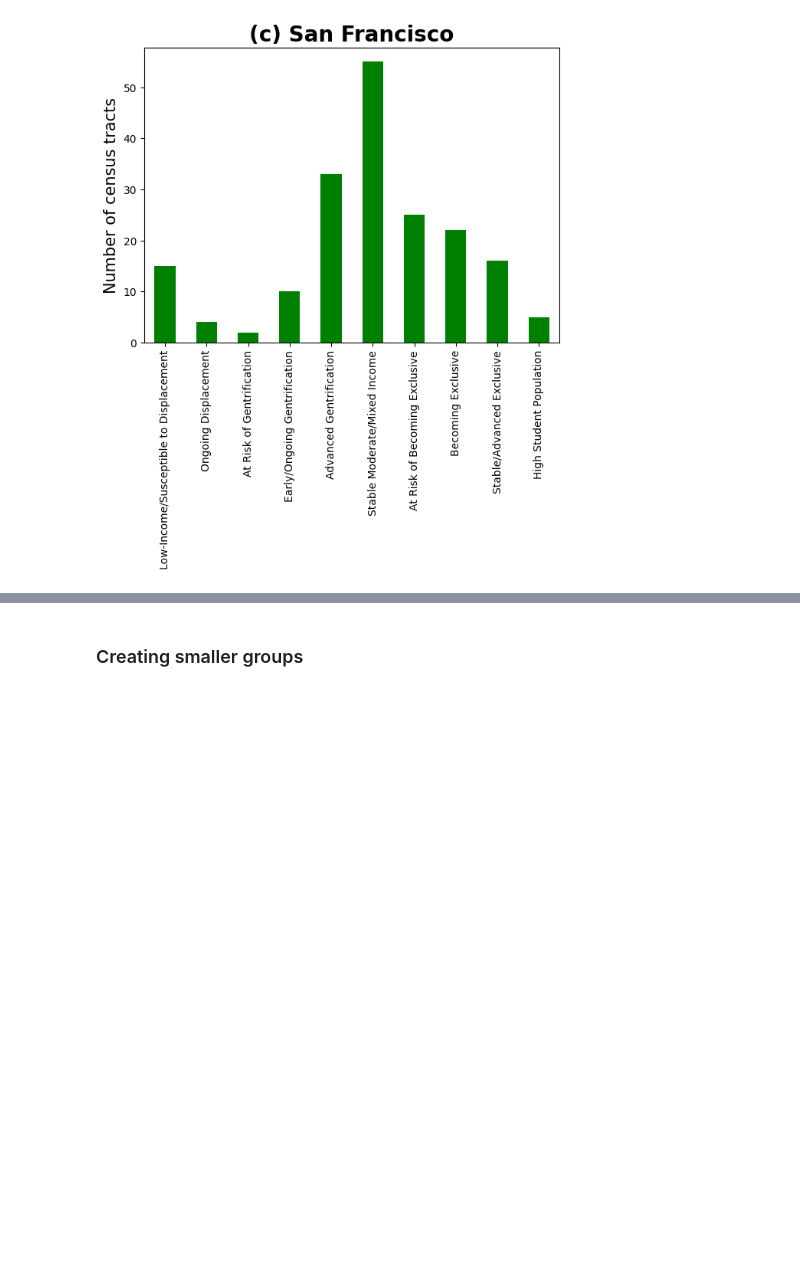
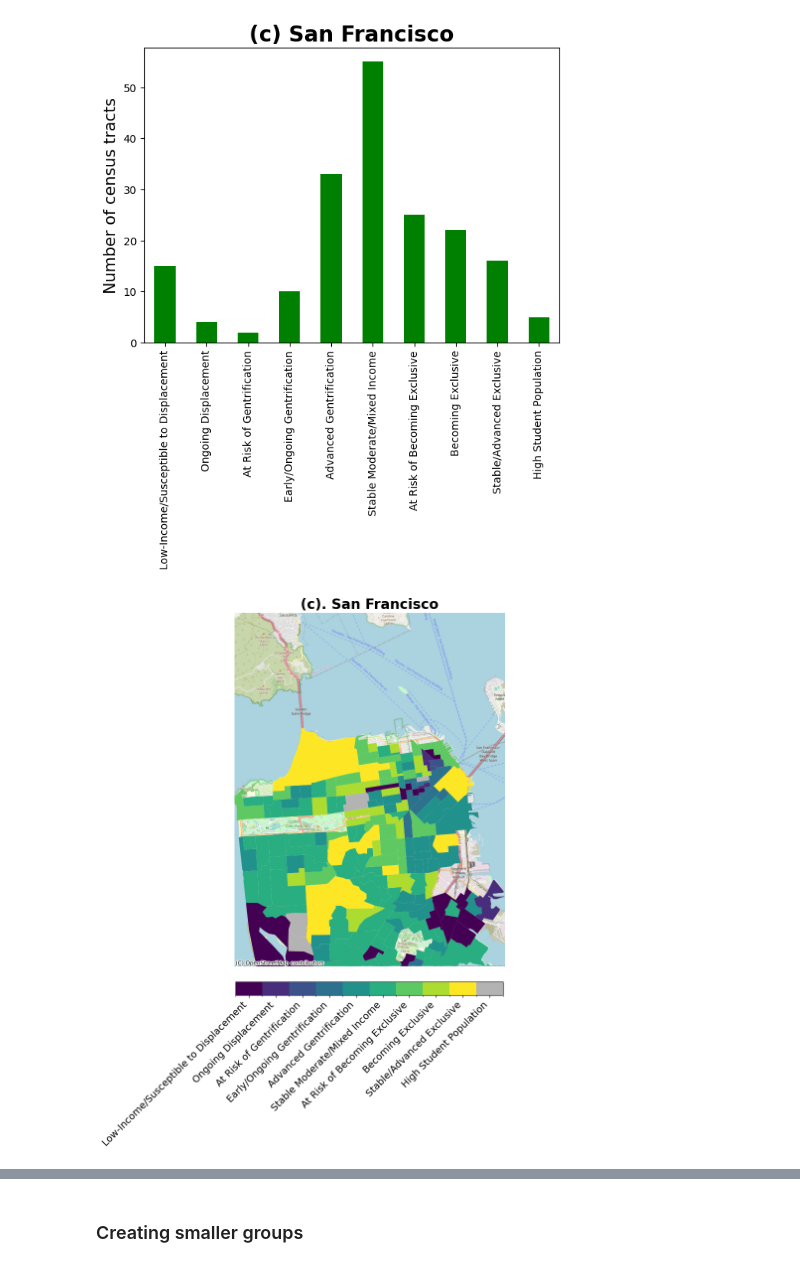
Before and after one commit to Urban-Analytics/INTEGRATE, a Jupyter notebook: llm/python/Molly/SanFrancisco/GentrificationIndex.ipynb, the cells around one changed output, grey strips where cells are left out. Cells and saved outputs as stored; diff of their text form; code cells hidden in the pictures; blank space fills up the shorter version.

Commit message:
SanFran changes

```diff
--- a/llm/python/Molly/SanFrancisco/GentrificationIndex.ipynb
+++ b/llm/python/Molly/SanFrancisco/GentrificationIndex.ipynb
@@ -20,15 +20,15 @@ census_tracts = census_tracts[census_tracts['tractce']!='980401']
 ### Import classifications gpkg file
 from: https://github.com/urban-displacement/displacement-typologies/blob/main/data/downloads_for_public/sanfrancisco.gpkg
 # %%
-gdf = gpd.read_file("../../../data/SpatialData/SanFran/GentrificationIndex_SpatialDomain.shp")
+# gdf = gpd.read_file("../../../data/SpatialData/SanFran/GentrificationIndex_SpatialDomain.shp")
 
-# Clip tracts to Bay Area
-gdf_bay = gpd.clip(gdf, census_tracts)
+# # Clip tracts to Bay Area
+# gdf_bay = gpd.clip(gdf, census_tracts)
 
-gdf_bay = gdf_bay[gdf_bay.geometry.type == 'Polygon']
+# gdf_bay = gdf_bay[gdf_bay.geometry.type == 'Polygon']
 
-gdf_bay['GEOID'] = gdf_bay['GEOID'].astype(int)
-gdf_bay['GEOID'] = gdf_bay['GEOID'].astype(str)
+# gdf_bay['GEOID'] = gdf_bay['GEOID'].astype(int)
+# gdf_bay['GEOID'] = gdf_bay['GEOID'].astype(str)
 # %%
 order = ["Low-Income/Susceptible to Displacement", "Ongoing Displacement", "At Risk of Gentrification",
     "Early/Ongoing Gentrification",'Advanced Gentrification', "Stable Moderate/Mixed Income","At Risk of Becoming Exclusive",
@@ -50,3 +50,10 @@ ax.set_title('(c) San Francisco', fontsize=20, fontweight = 'bold');
 fig.savefig("../Figures/SanFran_Barplot_GI.png", bbox_inches='tight', pad_inches=0.2)
 # %% [output]
 [figure]
+# %%
+mapping = {'Low-Income/Susceptible to Displacement': 0,'Ongoing Displacement':0, 'At Risk of Gentrification': 1,
+           'Early/Ongoing Gentrification': 2, 'Advanced Gentrification': 3, 'Stable Moderate/Mixed Income':3,
+          'At Risk of Becoming Exclusive':4, 'Becoming Exclusive':4, 'Stable/Advanced Exclusive':4, 'High Student Population':5}
+mapping_gi = {'Low-Income/Susceptible to Displacement': 0,'Ongoing Displacement':1, 'At Risk of Gentrification': 2,
+           'Early/Ongoing Gentrification': 3, 'Advanced Gentrification': 4, 'Stable Moderate/Mixed Income':5,
+          'At Risk of Becoming Exclusive':6, 'Becoming Exclusive':7, 'Stable/Advanced Exclusive':8, 'High Student Population':9}
@@ -53,3 +84,52 @@ fig.savefig("../Figures/SanFran_Barplot_GI.png", bbox_inches='tight', pad_inches
+# %%
+import contextily as ctx
+import matplotlib.colors as mcolors
+
+# --- Custom colormap ---
+viridis = plt.get_cmap('viridis', 9)
+viridis_colors = viridis(np.arange(9))
+custom_colors = np.vstack([viridis_colors, [0.7, 0.7, 0.7, 1]])  # add gray
+custom_cmap = mcolors.ListedColormap(custom_colors)
+
+bounds = np.arange(-0.5, 10.5, 1)  # edges for 0-9
+norm = mcolors.BoundaryNorm(bounds, ncolors=custom_cmap.N)
+
+# --- Reproject to Web Mercator ---
+gdf_bay_proj = gdf_bay.to_crs(epsg=3857)
+
+# --- Plot ---
+fig, ax = plt.subplots(figsize=(10, 10))
+p0 = gdf_bay_proj.plot(column='Type_code', cmap=custom_cmap, norm=norm, ax=ax)
+
+# Add horizontal colorbar below
+sm = plt.cm.ScalarMappable(cmap=custom_cmap, norm=norm)
+sm._A = []
+cb0 = fig.colorbar(
+    sm,
+    ax=ax,
+    ticks=np.arange(10),
+    fraction=0.035,
+    pad=0.04,
+    orientation='horizontal'
+)
+cb0.ax.set_xticklabels(list(mapping.keys()), rotation=45, ha='right')
+cb0.ax.tick_params(labelsize=14)
+
+# --- Add basemap ---
+ctx.add_basemap(ax, source=ctx.providers.OpenStreetMap.Mapnik)
+
+# --- Trim to GeoDataFrame extent ---
+xmin, ymin, xmax, ymax = gdf_bay_proj.total_bounds
+ax.set_xlim(xmin, xmax)
+ax.set_ylim(ymin, ymax)
+
+ax.axis('off')
+ax.set_title("(c). San Francisco", fontsize=20, fontweight='bold')
+
+plt.show()
+fig.savefig("../Figures/SanFran_GI.png", bbox_inches='tight', pad_inches=0.2)
+# %% [output]
+[figure, added]
 # %%
 viridis = plt.get_cmap('viridis', 9)
 viridis_colors = viridis(np.arange(9))
```
Also changed, not shown: parts of 3 cells of this notebook, 4 other files.
